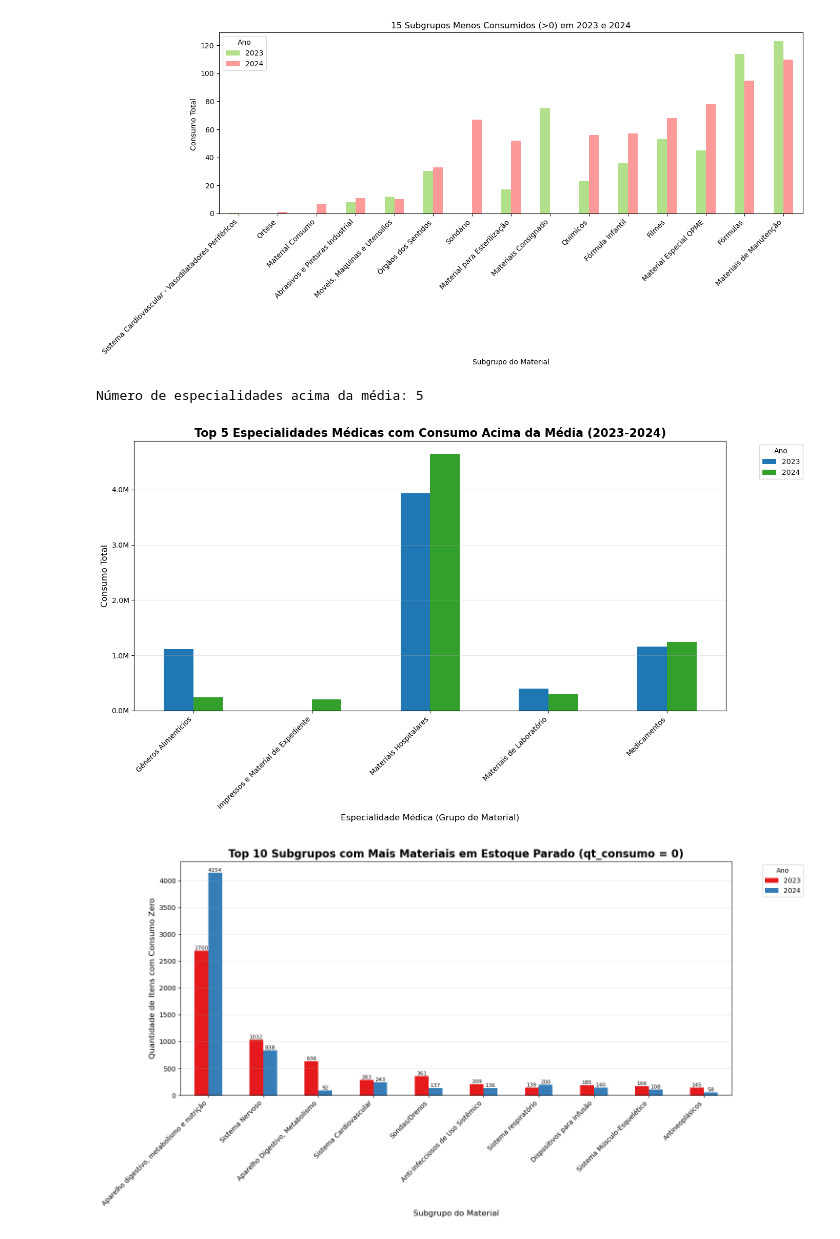
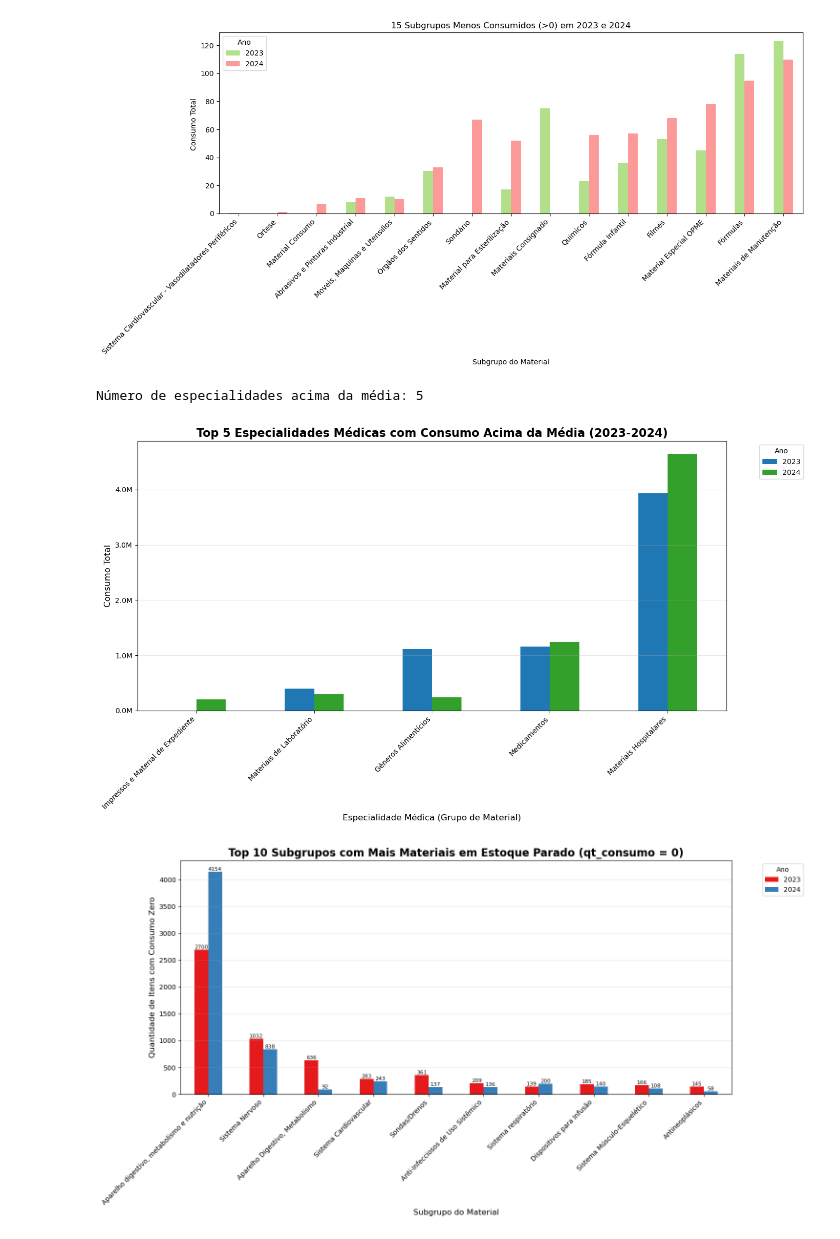
Before and after one commit to pedrofurmam/projeto-ciencia-de-dados, a Jupyter notebook: Projeto - Ciência de Dados Desafio.ipynb, the cells around one changed output. Cells and saved outputs as stored; diff of their text form; code cells hidden in the pictures.

```diff
--- a/Projeto - Ciência de Dados Desafio.ipynb
+++ b/Projeto - Ciência de Dados Desafio.ipynb
@@ -888,0 +871,10 @@ Name: count, dtype: int64
+# %%
+#verificar numero de movimentações por ano
+
+df_merged['ano'] = df_merged['dt_movimento_estoque'].dt.year
+
+# Contar o número de movimentações por ano
+movimentacoes_por_ano = df_merged['ano'].value_counts().sort_index()
+
+print("Número de movimentações por ano:")
+display(movimentacoes_por_ano)
@@ -981,20 +1136,11 @@ plt.show()
 # %%
 # Apresentar os 15 materiais (subgrupos) menos consumidos dos últimos anos (apresentando por ano)
 
-
-# Merge movimentacoes com itens para obter o subgrupo
-df_aux = pd.merge(
-    movimentacoes,
-    itens[['id_item', 'ds_subgrupo_material']],
-    on='id_item',
-    how='left'
-)
-
 # Extrai o ano da data de movimento
-df_aux['ano'] = pd.to_datetime(df_aux['dt_movimento_estoque'], errors='coerce').dt.year
+df_merged['ano'] = pd.to_datetime(df_merged['dt_movimento_estoque'], errors='coerce').dt.year
 
 # Filtra apenas os anos de interesse
-dados_filtrados = df_aux[df_aux['ano'].isin([2023, 2024])]
+dados_filtrados = df_merged[df_merged['ano'].isin([2023, 2024])]
 
 # Soma o consumo por subgrupo e ano
 consumo_por_subgrupo = dados_filtrados.groupby(['ds_subgrupo_material', 'ano'])['qt_consumo'].sum().unstack(fill_value=0)
@@ -1015,6 +1161,7 @@ plt.legend(title='Ano')
 plt.xticks(rotation=45, ha='right')
 plt.tight_layout()
 
+
 # Formata os valores do eixo y para milhares
 #ax.yaxis.set_major_formatter(lambda x, pos: f'{int(x/1000):,}k')
 
@@ -1024,19 +1171,11 @@ plt.show()
 # %%
 # Selecionar algumas especialidades médicas com consumos acima da média dos últimos anos (apresentando por ano)
 
-# Merge para obter o grupo do material (especialidade médica)
-df_aux = pd.merge(
-    movimentacoes,
-    itens[['id_item', 'ds_grupo_material']],
-    on='id_item',
-    how='left'
-)
-
 # Extrai o ano
-df_aux['ano'] = pd.to_datetime(df_aux['dt_movimento_estoque'], errors='coerce').dt.year
+df_merged['ano'] = pd.to_datetime(df_merged['dt_movimento_estoque'], errors='coerce').dt.year
 
 # Filtra apenas os anos 2023 e 2024
-dados_filtrados = df_aux[df_aux['ano'].isin([2023, 2024])]
+dados_filtrados = df_merged[df_merged['ano'].isin([2023, 2024])]
 
 # Agrupa por especialidade médica e ano, somando o consumo
 consumo_especialidade = dados_filtrados.groupby(['ds_grupo_material', 'ano'])['qt_consumo'].sum().reset_index()
@@ -1052,9 +1191,6 @@ consumo_especialidade = consumo_especialidade.merge(
 
 # Filtra especialidades com consumo acima da média
 acima_media = consumo_especialidade[consumo_especialidade['qt_consumo'] > consumo_especialidade['media_ano']]
-
-
-
 
 # Primeiro, vamos ver quantas especialidades temos acima da média
 print(f"Número de especialidades acima da média: {acima_media['ds_grupo_material'].nunique()}")
@@ -1068,34 +1204,40 @@ acima_media_filtrado = acima_media[acima_media['ds_grupo_material'].isin(top_esp
 
 # Cria pivot para o gráfico
 pivot_especialidades = acima_media_filtrado.pivot(
     index='ds_grupo_material',
     columns='ano',
     values='qt_consumo'
 ).fillna(0)
+
+#Ordena o pivot em ordem CRESCENTE baseado na soma total
+pivot_especialidades['total'] = pivot_especialidades.sum(axis=1)
+pivot_especialidades = pivot_especialidades.sort_values('total', ascending=True)
+pivot_especialidades = pivot_especialidades.drop('total', axis=1)
+
 
 # Gráfico de barras simples
 fig, ax = plt.subplots(figsize=(14, 8))
 pivot_especialidades.plot(kind='bar', ax=ax, color=['#1f78b4', '#33a02c'])
 
 # Ajusta o título baseado no número real de especialidades
 titulo = f'Top {num_especialidades} Especialidades Médicas com Consumo Acima da Média (2023-2024)'
 plt.title(titulo, fontsize=16, fontweight='bold')
 plt.xlabel('Especialidade Médica (Grupo de Material)', fontsize=12)
 plt.ylabel('Consumo Total', fontsize=12)
 plt.legend(title='Ano', bbox_to_anchor=(1.05, 1), loc='upper left')
 plt.xticks(rotation=45, ha='right')
 plt.grid(axis='y', alpha=0.3)
 plt.tight_layout()
 
 # Formatação em MILHÕES - valores de 201k a 4,6M
 ax.yaxis.set_major_formatter(lambda x, pos: f'{x/1000000:.1f}M')
 
 plt.tight_layout()
 
 plt.show()
 # %% [output]
 Número de especialidades acima da média: 5
-[figure, old version]
+[figure, new version]
 # %%
 # Apresentar materiais com estoques parados nos últimos anos (apresentando por ano)
 # Identificando subgrupos com qt_consumo = 0 (estoque parado)
```
Also changed, not shown: parts of 15 cells of this notebook.
